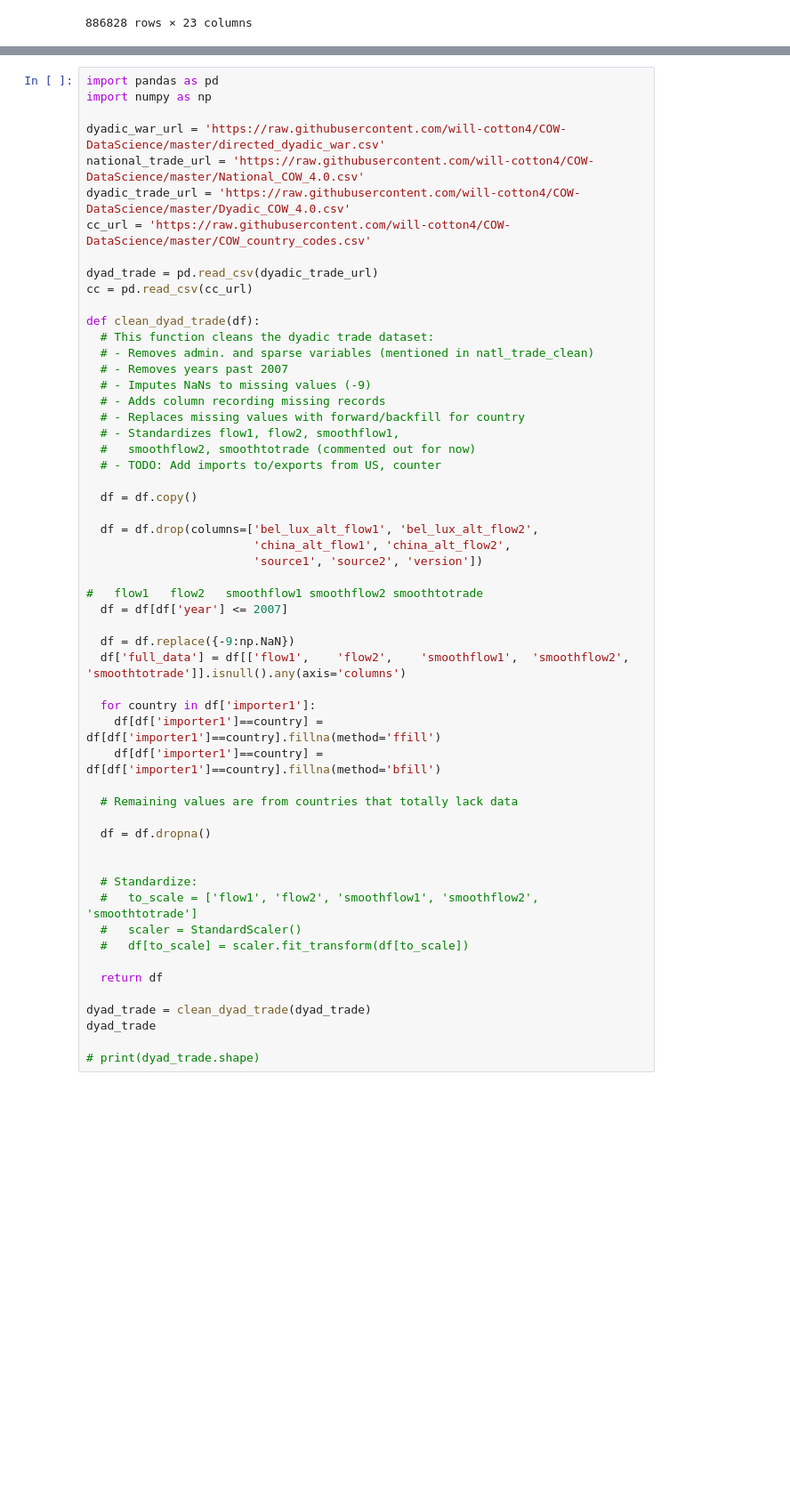
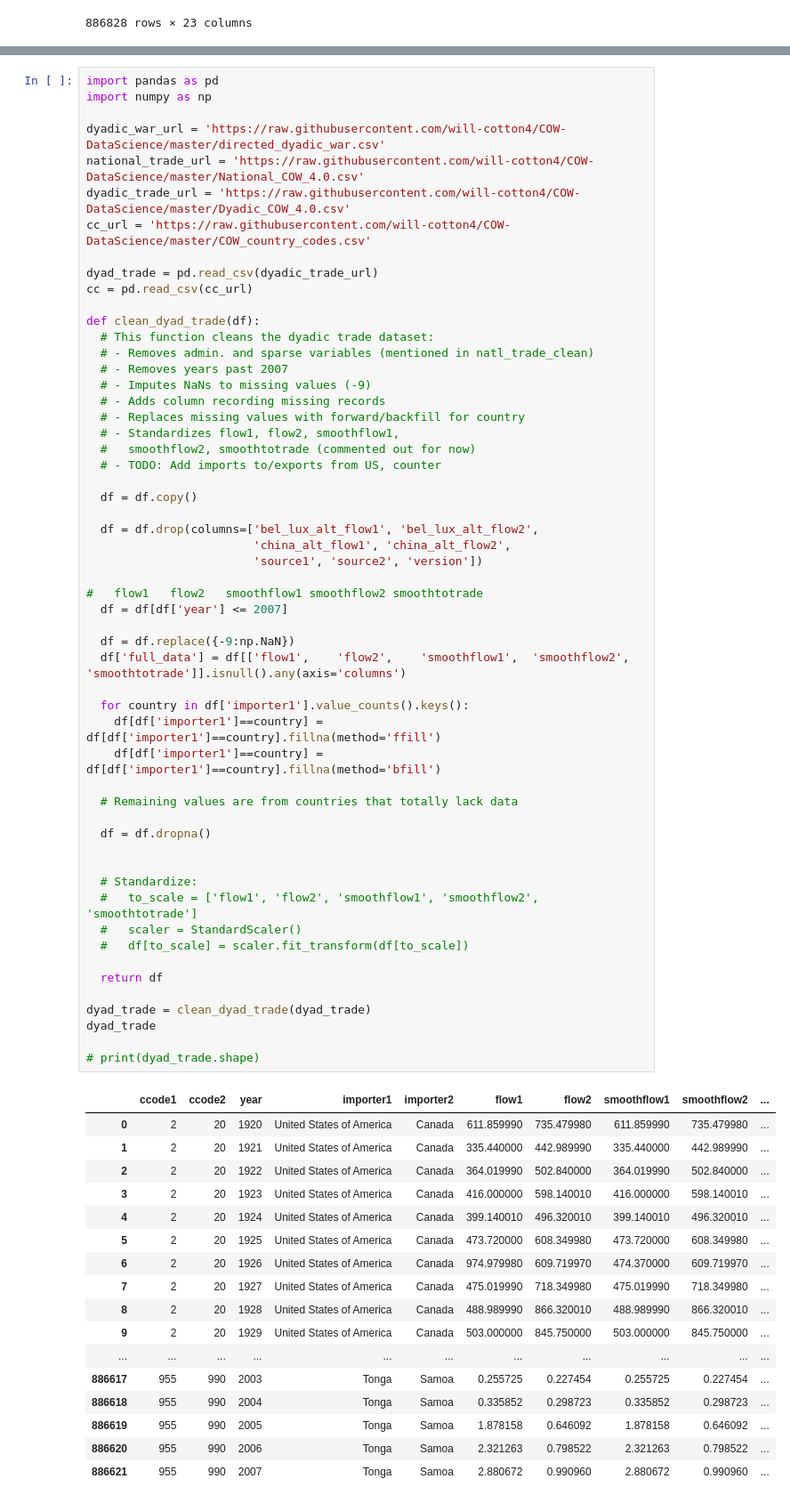
Before and after one commit to will-cotton4/COW-DataScience, a Jupyter notebook: (Will)_COW_Data_Exploration_&_Cleaning.ipynb, the cells around one changed output, grey strips where cells are left out. Shown at 89% size. Cells and saved outputs as stored; diff of their text form; blank space fills up the shorter version.

```diff
--- a/(Will)_COW_Data_Exploration_&_Cleaning.ipynb
+++ b/(Will)_COW_Data_Exploration_&_Cleaning.ipynb
@@ -558,31 +571,49 @@ def clean_dyad_trade(df):
 
   df = df.drop(columns=['bel_lux_alt_flow1', 'bel_lux_alt_flow2',
                         'china_alt_flow1', 'china_alt_flow2',
                         'source1', 'source2', 'version'])
 
 #   flow1	flow2	smoothflow1	smoothflow2	smoothtotrade
   df = df[df['year'] <= 2007]
 
   df = df.replace({-9:np.NaN})
   df['full_data'] = df[['flow1',	'flow2',	'smoothflow1',	'smoothflow2',	'smoothtotrade']].isnull().any(axis='columns')
 
-  for country in df['importer1']:
+  for country in df['importer1'].value_counts().keys():
     df[df['importer1']==country] = df[df['importer1']==country].fillna(method='ffill')
     df[df['importer1']==country] = df[df['importer1']==country].fillna(method='bfill')
 
   # Remaining values are from countries that totally lack data
 
   df = df.dropna()
 
 
   # Standardize:
   #   to_scale = ['flow1', 'flow2', 'smoothflow1', 'smoothflow2', 'smoothtotrade']
   #   scaler = StandardScaler()
   #   df[to_scale] = scaler.fit_transform(df[to_scale])
 
   return df
 
 dyad_trade = clean_dyad_trade(dyad_trade)
 dyad_trade
 
 # print(dyad_trade.shape)
+# %% [output]
+|  | ccode1 | ccode2 | year | importer1 | importer2 | flow1 | flow2 | smoothflow1 | smoothflow2 | ... |
+| 0 | 2 | 20 | 1920 | United States of America | Canada | 611.859990 | 735.479980 | 611.859990 | 735.479980 | ... |
+| 1 | 2 | 20 | 1921 | United States of America | Canada | 335.440000 | 442.989990 | 335.440000 | 442.989990 | ... |
+| 2 | 2 | 20 | 1922 | United States of America | Canada | 364.019990 | 502.840000 | 364.019990 | 502.840000 | ... |
+| 3 | 2 | 20 | 1923 | United States of America | Canada | 416.000000 | 598.140010 | 416.000000 | 598.140010 | ... |
+| 4 | 2 | 20 | 1924 | United States of America | Canada | 399.140010 | 496.320010 | 399.140010 | 496.320010 | ... |
+| 5 | 2 | 20 | 1925 | United States of America | Canada | 473.720000 | 608.349980 | 473.720000 | 608.349980 | ... |
+| 6 | 2 | 20 | 1926 | United States of America | Canada | 974.979980 | 609.719970 | 474.370000 | 609.719970 | ... |
+| 7 | 2 | 20 | 1927 | United States of America | Canada | 475.019990 | 718.349980 | 475.019990 | 718.349980 | ... |
+| 8 | 2 | 20 | 1928 | United States of America | Canada | 488.989990 | 866.320010 | 488.989990 | 866.320010 | ... |
+| 9 | 2 | 20 | 1929 | United States of America | Canada | 503.000000 | 845.750000 | 503.000000 | 845.750000 | ... |
+| ... | ... | ... | ... | ... | ... | ... | ... | ... | ... | ... |
+| 886617 | 955 | 990 | 2003 | Tonga | Samoa | 0.255725 | 0.227454 | 0.255725 | 0.227454 | ... |
+| 886618 | 955 | 990 | 2004 | Tonga | Samoa | 0.335852 | 0.298723 | 0.335852 | 0.298723 | ... |
+| 886619 | 955 | 990 | 2005 | Tonga | Samoa | 1.878158 | 0.646092 | 1.878158 | 0.646092 | ... |
+| 886620 | 955 | 990 | 2006 | Tonga | Samoa | 2.321263 | 0.798522 | 2.321263 | 0.798522 | ... |
+| 886621 | 955 | 990 | 2007 | Tonga | Samoa | 2.880672 | 0.990960 | 2.880672 | 0.990960 | ... |
```
Also changed, not shown: parts of 3 cells of this notebook.
